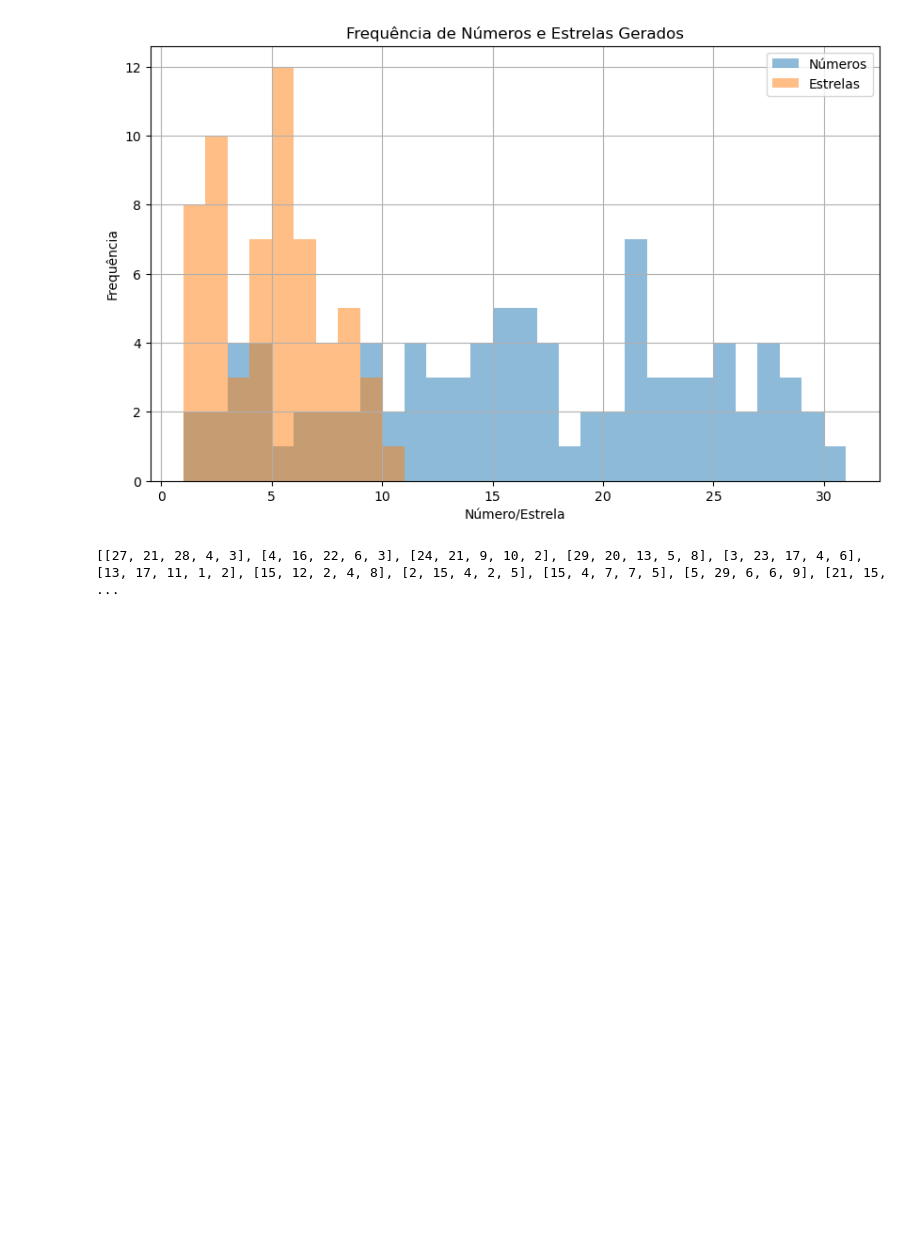
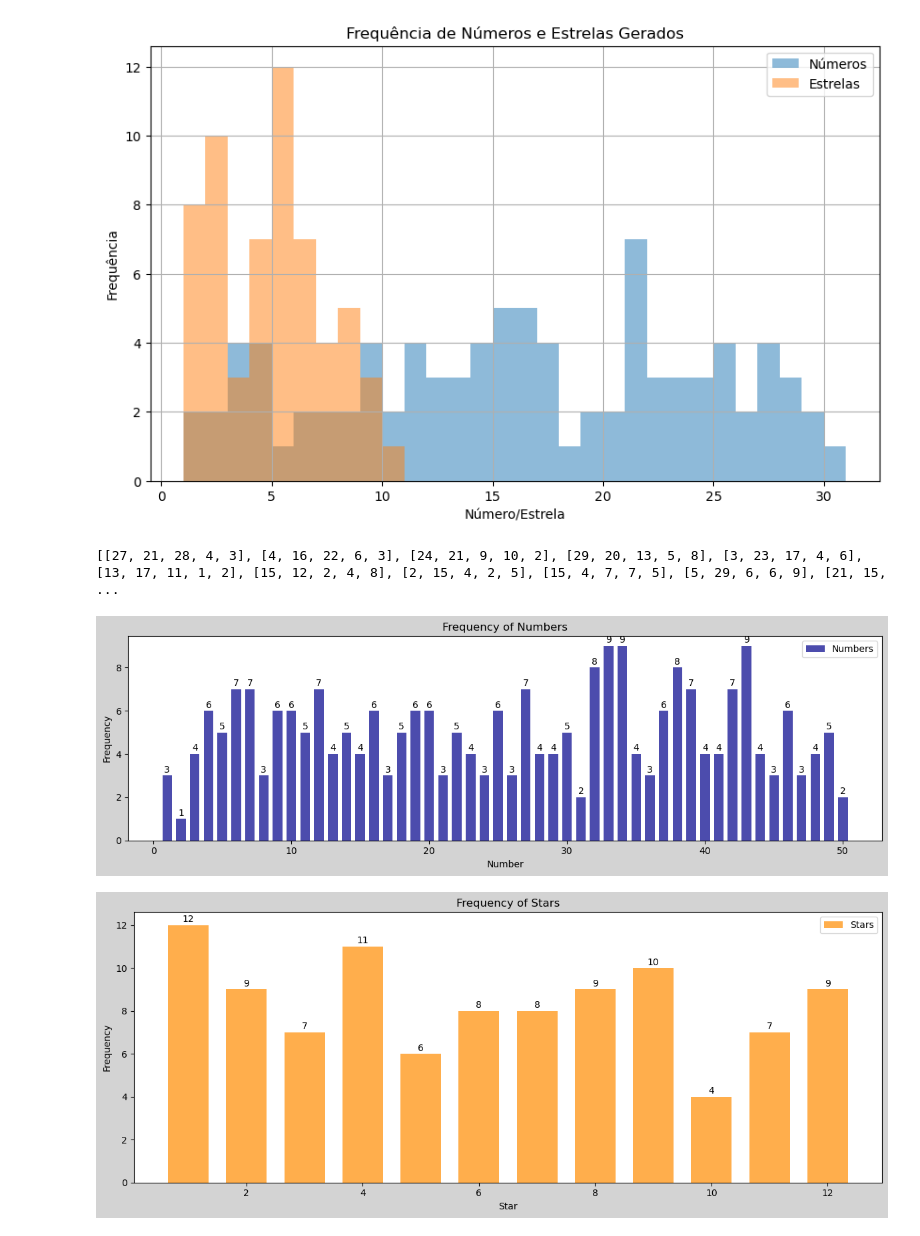
Before and after one commit to andradediegoit/Python2, a Jupyter notebook: teste_avaliação_final.ipynb, the cells around one changed output. Saved outputs shown, nothing was run; the diff lists cells and outputs as text; code cells hidden in the pictures; blank space fills up the shorter version.

```diff
--- a/teste_avaliação_final.ipynb
+++ b/teste_avaliação_final.ipynb
@@ -46,3 +46,68 @@ plt.show()
 # %% [output]
 [figure]
 [[27, 21, 28, 4, 3], [4, 16, 22, 6, 3], [24, 21, 9, 10, 2], [29, 20, 13, 5, 8], [3, 23, 17, 4, 6], [13, 17, 11, 1, 2], [15, 12, 2, 4, 8], [2, 15, 4, 2, 5], [15, 4, 7, 7, 5], [5, 29, 6, 6, 9], [21, 15, ...
+# %%
+import random
+import matplotlib.pyplot as plt
+
+def create_key():
+    numbers = random.sample(range(1, 51), 5)  # Gera uma sequência de 5 números de 1 a 50 sem repetição
+    stars = random.sample(range(1, 13), 2)    # Gera uma sequência de 2 números de 1 a 12 sem repetição
+    return numbers + stars                    # Retorna as chaves como uma tupla contendo as duas sequências
+
+def create_keys(num_keys):                    # Função para gerar múltiplas chaves
+    keys = []
+    for _ in range(num_keys):
+        key = create_key()
+        keys.append(key)
+    return keys
+
+keys = create_keys(50)                        # Gera 50 chaves únicas
+
+# Contagem da frequência dos números e estrelas
+frequency_numbers = [0] * 50
+frequency_stars = [0] * 12
+
+for key in keys:
+    for number in key[:5]:
+        frequency_numbers[number - 1] += 1  # Decrementa 1 para corresponder aos índices da lista
+    for star in key[5:]:
+        frequency_stars[star - 1] += 1      # Decrementa 1 para corresponder aos índices da lista
+
+# Preparando os dados para o gráfico
+x_numbers = range(1, 51)
+x_stars = range(1, 13)
+
+# Plotando o gráfico
+bar_width = 0.70
+plt.figure(figsize=(12, 4), facecolor='lightgray')
+plt.bar(x_numbers, frequency_numbers, color='darkblue' , width = bar_width, alpha=0.7, label='Numbers')
+plt.xlabel('Number')
+plt.ylabel('Frequency')
+plt.title('Frequency of Numbers')
+plt.legend()
+plt.tight_layout()
+plt.grid(False)
+
+for x, y in zip(x_numbers, frequency_numbers):
+    plt.text(x, y + 0.05, str(y), ha='center', va='bottom')
+
+plt.show()
+
+bar_width = 0.70
+plt.figure(figsize=(12, 5), facecolor=  'lightgray')
+plt.bar(x_stars, frequency_stars, color='darkorange', width = bar_width, alpha=0.7, label='Stars')
+plt.xlabel('Star')
+plt.ylabel('Frequency')
+plt.title('Frequency of Stars')
+plt.legend()
+plt.tight_layout()
+plt.grid(False)
+
+for x, y in zip(x_stars, frequency_stars):
+    plt.text(x, y + 0.05, str(y), ha='center', va='bottom')
+
+plt.show()
+# %% [output]
+[figure, added]
+[figure, added]
```
Also changed, not shown: 6 other files.
